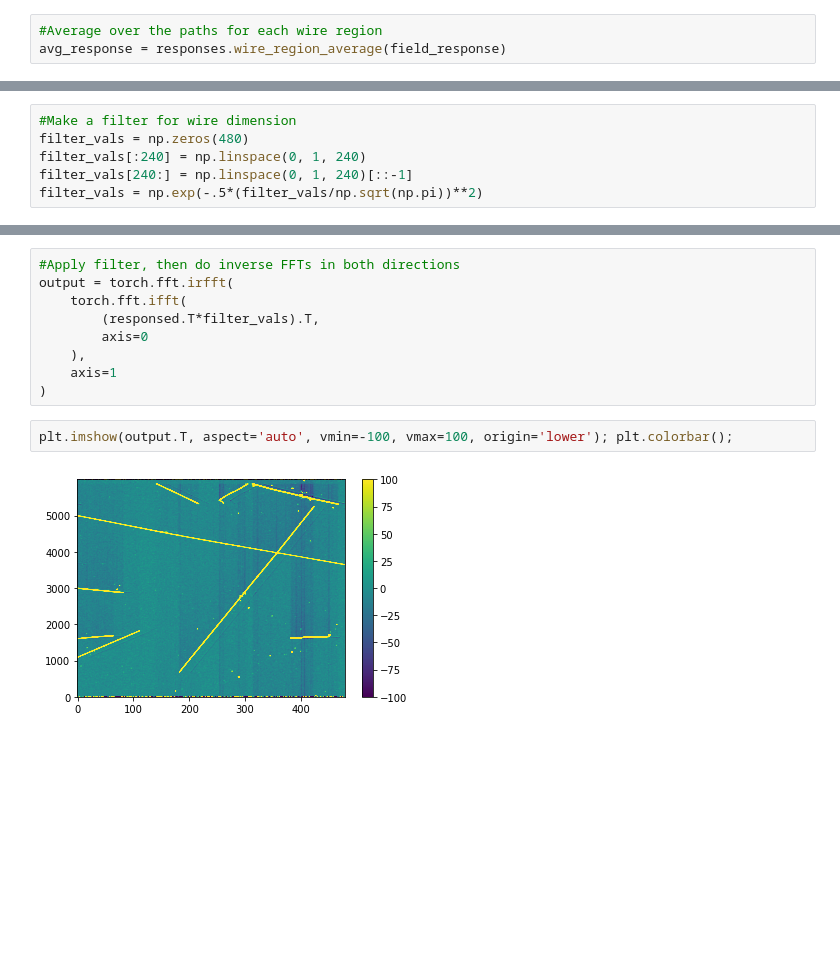
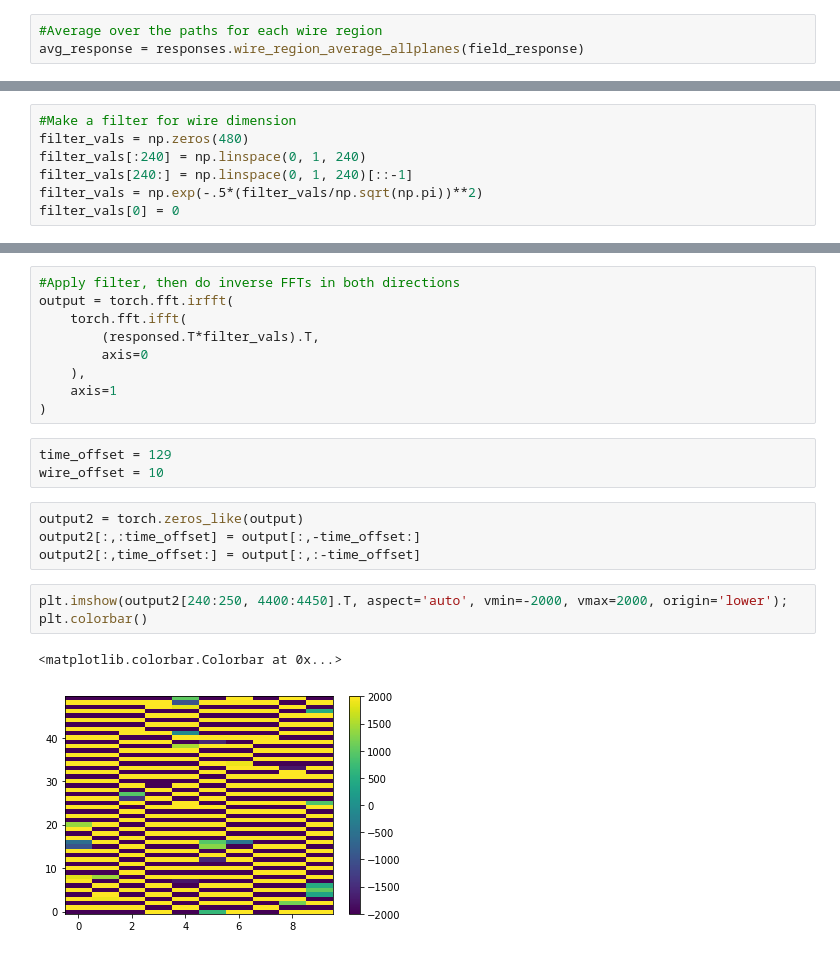
Before and after one commit to calcuttj/pyre-cell, a Jupyter notebook: Response.ipynb, the cells around one changed output, grey strips where cells are left out. Cells and saved outputs as stored; diff of their text form; blank space fills up the shorter version.

Commit message:
Adding new wire region averaging methods with correct treatment of the impact positions

```diff
--- a/Response.ipynb
+++ b/Response.ipynb
@@ -46,4 +46,4 @@ plt.plot(torch.sqrt(fftd_elec_response.real**2 + fftd_elec_response.imag**2))
 [figure]
 # %%
 #Average over the paths for each wire region
-avg_response = responses.wire_region_average(field_response)
+avg_response = responses.wire_region_average_allplanes(field_response)
@@ -143,3 +161,4 @@ filter_vals = np.zeros(480)
 filter_vals[:240] = np.linspace(0, 1, 240)
 filter_vals[240:] = np.linspace(0, 1, 240)[::-1]
 filter_vals = np.exp(-.5*(filter_vals/np.sqrt(np.pi))**2)
+filter_vals[0] = 0
@@ -164,7 +195,15 @@ output = torch.fft.irfft(
     ),
     axis=1
 )
+# %%
+time_offset = 129
+wire_offset = 10
+# %%
+output2 = torch.zeros_like(output)
+output2[:,:time_offset] = output[:,-time_offset:]
+output2[:,time_offset:] = output[:,:-time_offset]
 # %%
-plt.imshow(output.T, aspect='auto', vmin=-100, vmax=100, origin='lower'); plt.colorbar();
+plt.imshow(output2[240:250, 4400:4450].T, aspect='auto', vmin=-2000, vmax=2000, origin='lower'); plt.colorbar()
 # %% [output]
+<matplotlib.colorbar.Colorbar at 0x...>
-[figure, old version]
+[figure, new version]
```
Also changed, not shown: parts of 35 cells of this notebook, 1 other file.
